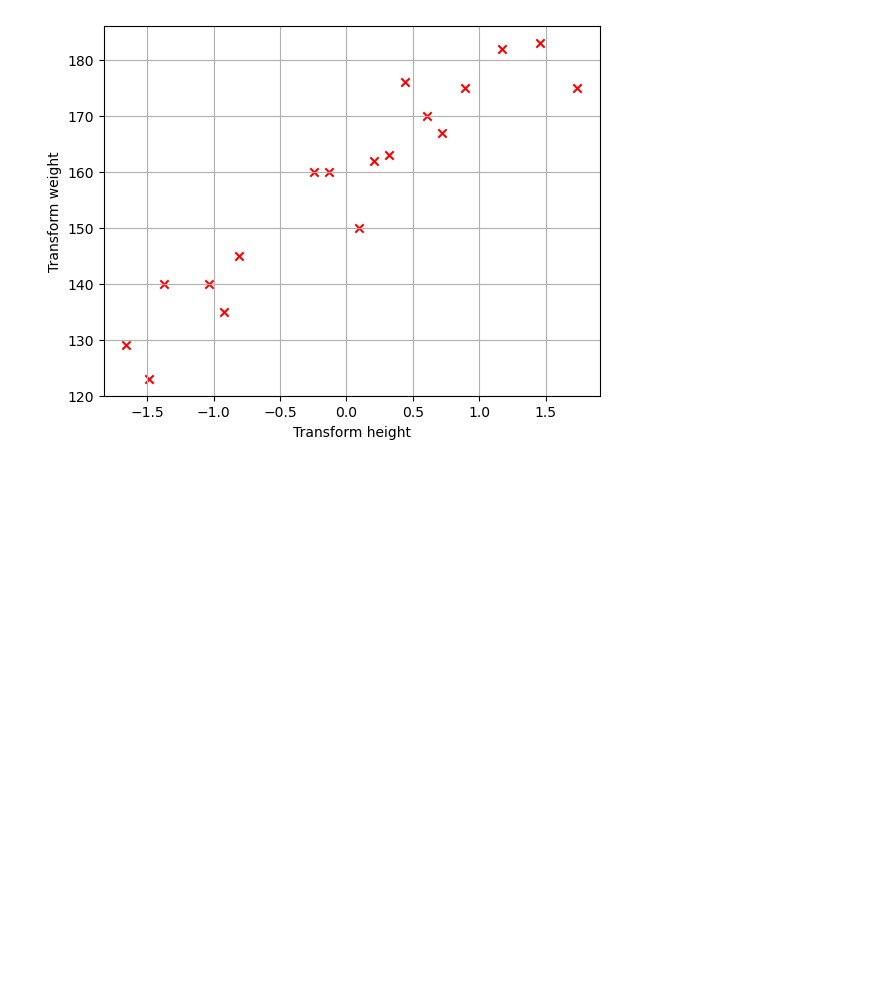
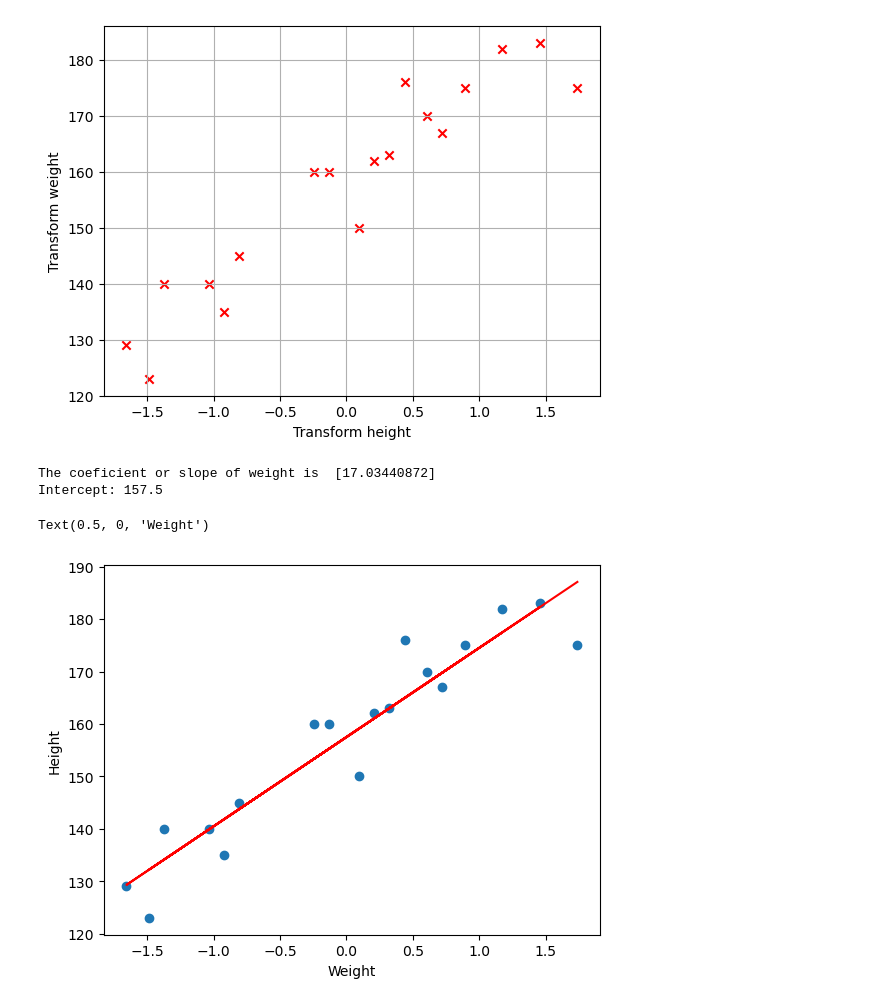
Before and after one commit to affanahmed128/Machine-Learning, a Jupyter notebook: simple_regression.ipynb, the cells around one changed output. Saved outputs shown, nothing was run; the diff lists cells and outputs as text; code cells hidden in the pictures; blank space fills up the shorter version.

```diff
--- a/Untitled.ipynb
+++ b/simple_regression.ipynb
@@ -80,4 +89,16 @@ plt.grid()
 from sklearn.linear_model import LinearRegression
 regressor=LinearRegression()
 regressor.fit(X_train,y_train)
-pritn
+print("The coeficient or slope of weight is ",regressor.coef_)
+print("Intercept:",regressor.intercept_)
+# %% [output]
+The coeficient or slope of weight is  [17.03440872]
+Intercept: 157.5
+# %%
+plt.scatter(X_train,y_train)
+plt.plot(X_train,regressor.predict(X_train),'r')
+plt.ylabel("Height")
+plt.xlabel("Weight")
+# %% [output]
+Text(0.5, 0, 'Weight')
+[figure, added]
```
Also changed, not shown: parts of 4 cells of this notebook.
